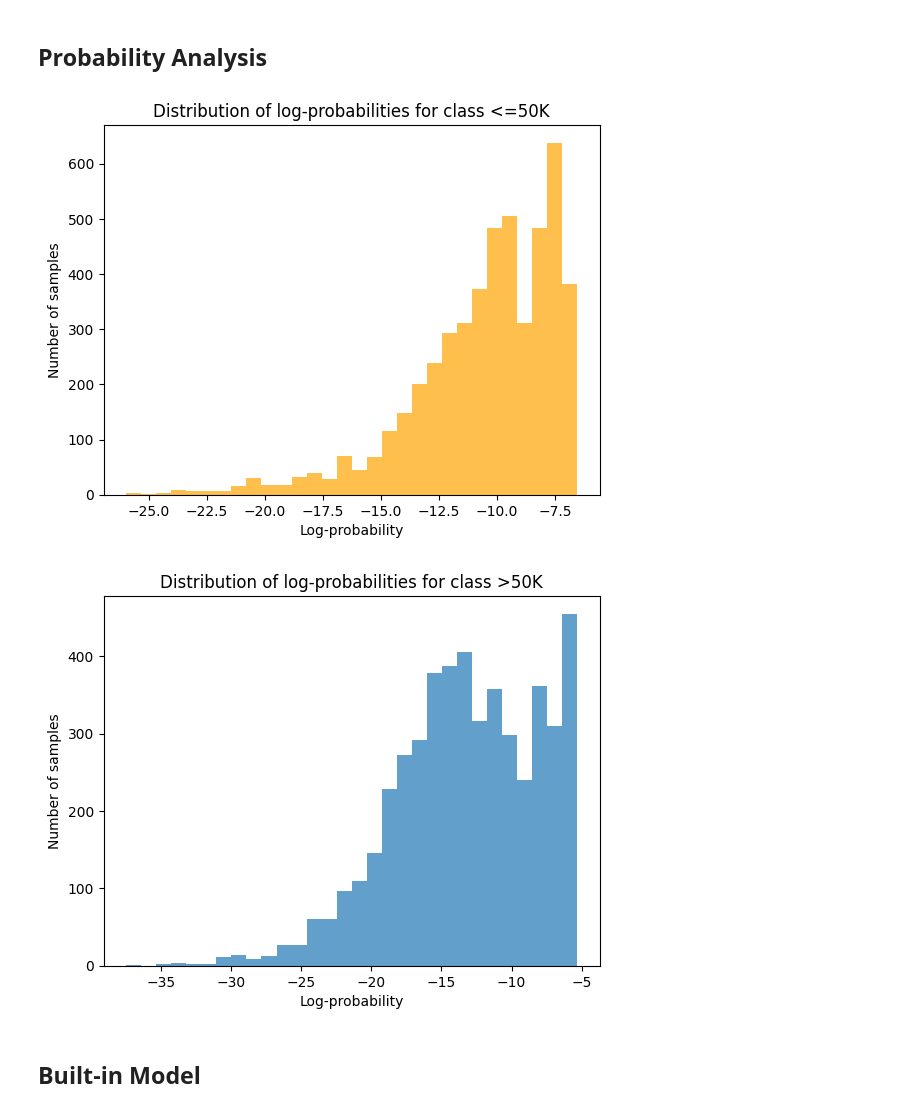
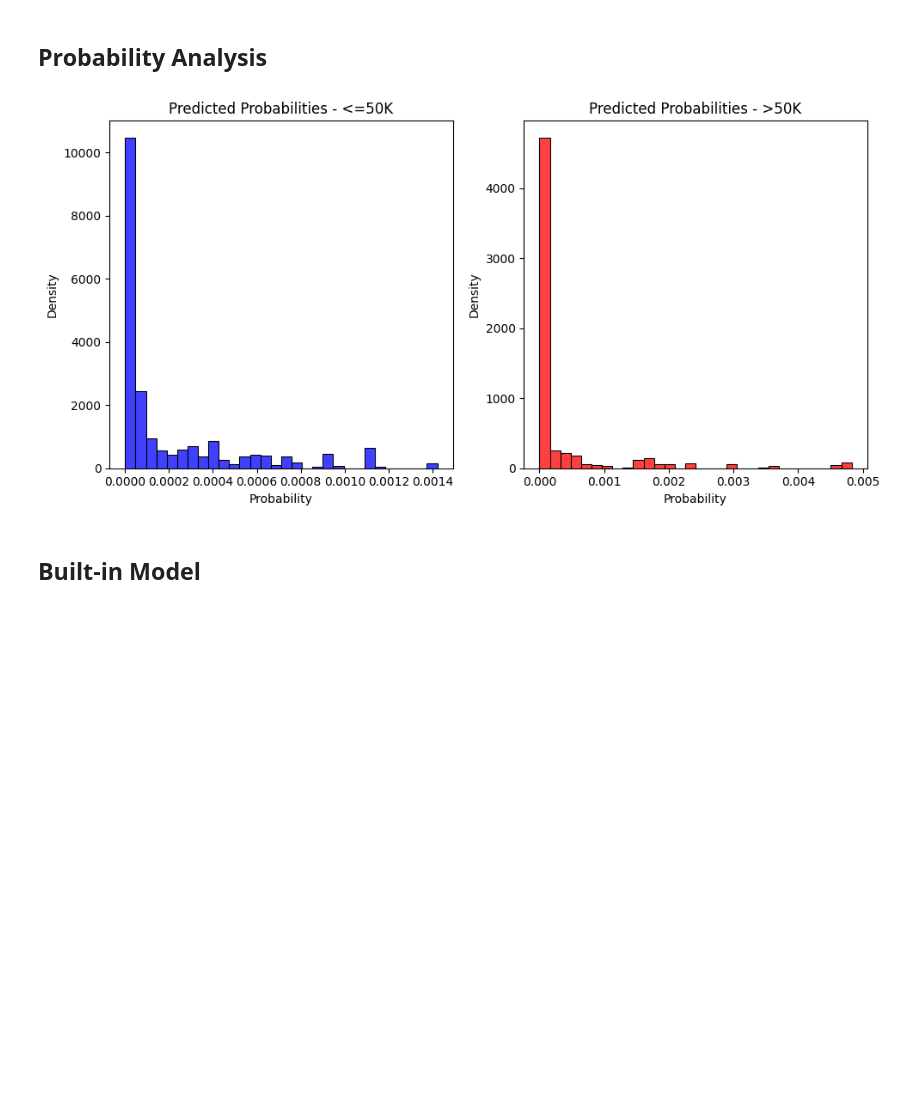
Before and after one commit to habibaelghazouly/ML-projects, a Jupyter notebook: naive-bayes/main.ipynb, the cells around one changed output. Drawn from its saved outputs; the diff is of its cells as text; code cells hidden in the pictures; blank space fills up the shorter version.

Commit message:
naive bayes - probability distribution

```diff
--- a/naive-bayes/main.ipynb
+++ b/naive-bayes/main.ipynb
@@ -358,23 +357,28 @@ Confusion Matrix on Test Set:
 # %% [markdown]
 ## Probability Analysis
 # %%
+# Plot side-by-side histograms
+plt.figure(figsize=(10,5))
 
-# probabilities for class <=50K
-plt.hist(y_val_prob[:, 0], bins=30, alpha=0.7, color='orange')
-plt.title("Distribution of log-probabilities for class <=50K")
-plt.xlabel("Log-probability")
-plt.ylabel("Number of samples")
+# Class 0
+plt.subplot(1, 2, 1)
+sns.histplot(y_val_prob[:,0], bins=30, color="blue", stat="density")
+plt.title("Predicted Probabilities - <=50K")
+plt.xlabel("Probability")
+plt.ylabel("Density")
+
+# Class 1
+plt.subplot(1, 2, 2)
+sns.histplot(y_val_prob[:,1], bins=30, color="red", stat="density")
+plt.title("Predicted Probabilities - >50K")
+plt.xlabel("Probability")
+plt.ylabel("Density")
+
+
+plt.tight_layout()
 plt.show()
-
-# probabilities for class >50K
-plt.hist(y_val_prob[:, 1], bins=30, alpha=0.7)
-plt.title("Distribution of log-probabilities for class >50K")
-plt.xlabel("Log-probability")
-plt.ylabel("Number of samples")
-plt.show()
 # %% [output]
-[figure, old version]
+[figure, new version]
-[figure, removed]
 # %% [markdown]
 ## Built-in Model
 # %%
```
Also changed, not shown: parts of 1 cell of this notebook, 2 other files.
